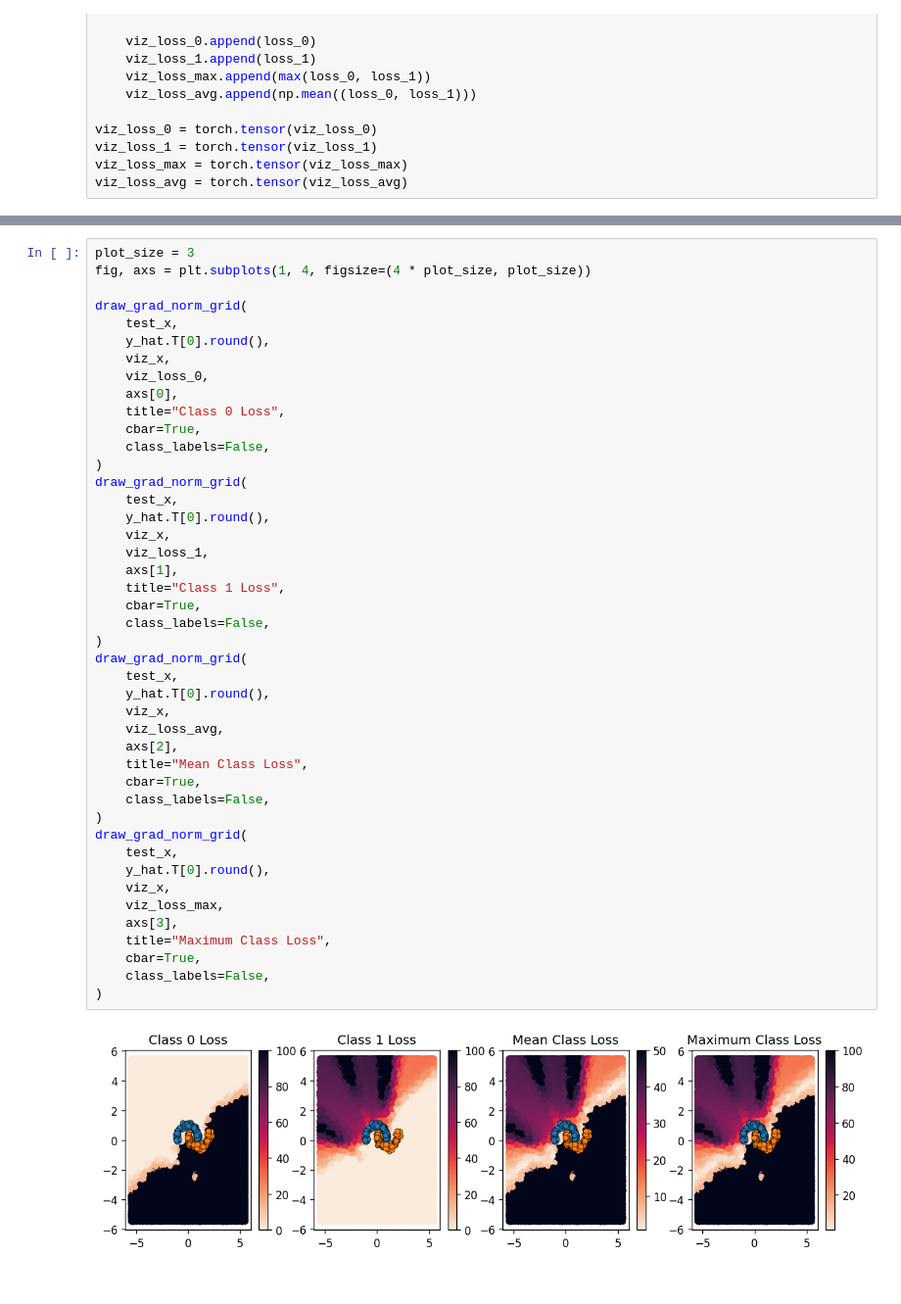
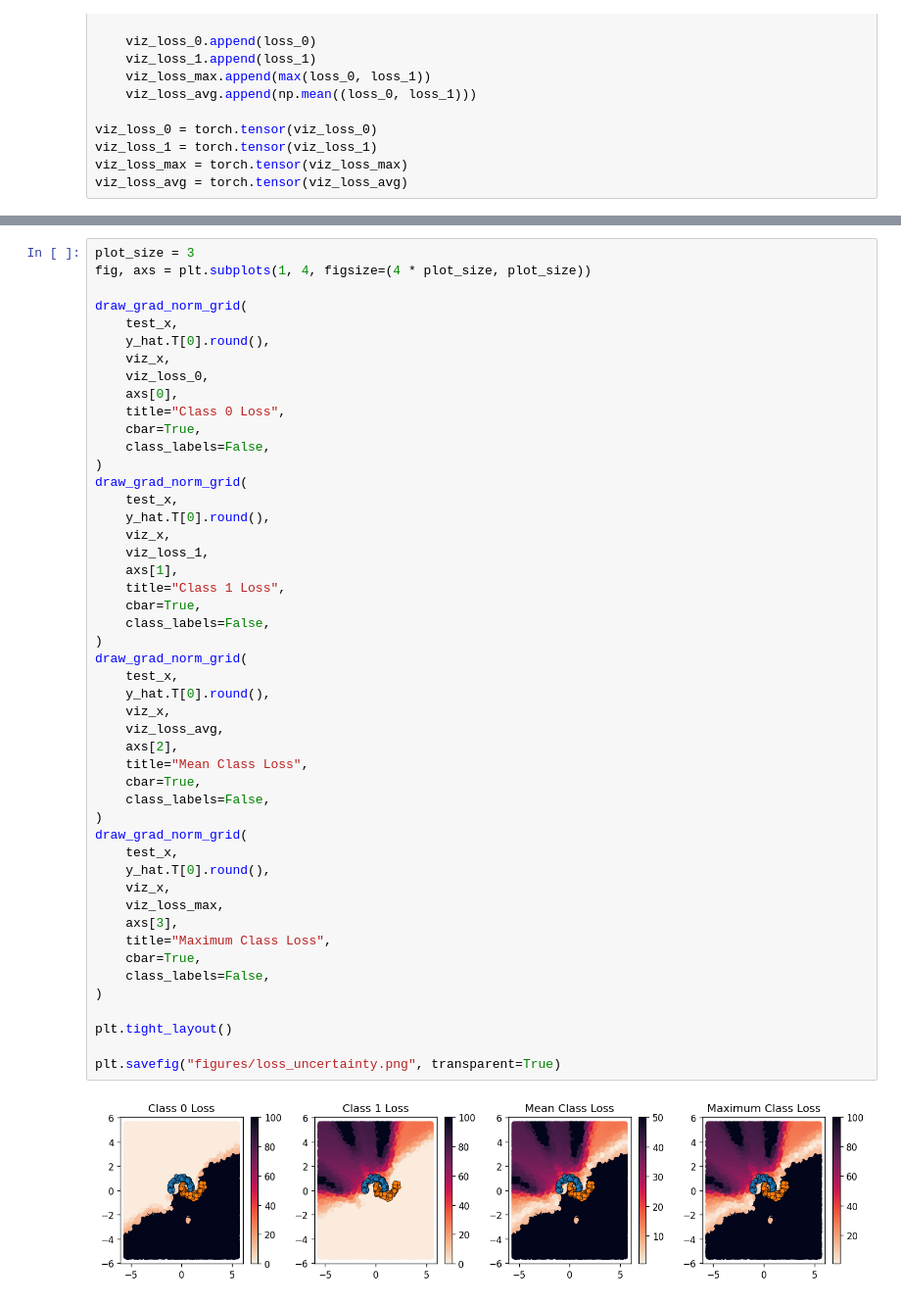
Before and after one commit to ngruenefeld/gradient_uncertainty_poc, a Jupyter notebook: gradient_uncertainty.ipynb, the cells around one changed output, grey strips where cells are left out. Shown at 98% size. Drawn from its saved outputs; the diff is of its cells as text.

Commit message:
feat: plots

```diff
--- a/gradient_uncertainty.ipynb
+++ b/gradient_uncertainty.ipynb
@@ -245,34 +249,38 @@ draw_grad_norm_grid(
     test_x,
     y_hat.T[0].round(),
     viz_x,
     viz_loss_1,
     axs[1],
     title="Class 1 Loss",
     cbar=True,
     class_labels=False,
 )
 draw_grad_norm_grid(
     test_x,
     y_hat.T[0].round(),
     viz_x,
     viz_loss_avg,
     axs[2],
     title="Mean Class Loss",
     cbar=True,
     class_labels=False,
 )
 draw_grad_norm_grid(
     test_x,
     y_hat.T[0].round(),
     viz_x,
     viz_loss_max,
     axs[3],
     title="Maximum Class Loss",
     cbar=True,
     class_labels=False,
 )
+
+plt.tight_layout()
+
+plt.savefig("figures/loss_uncertainty.png", transparent=True)
 # %% [output]
-[figure, old version]
+[figure, new version]
 # %%
 fig, axs = plt.subplots(
     1, len(grad_norm_grids), figsize=(len(grad_norm_grids) * plot_size, plot_size)
```
Also changed, not shown: parts of 3 cells of this notebook, 8 other files.
